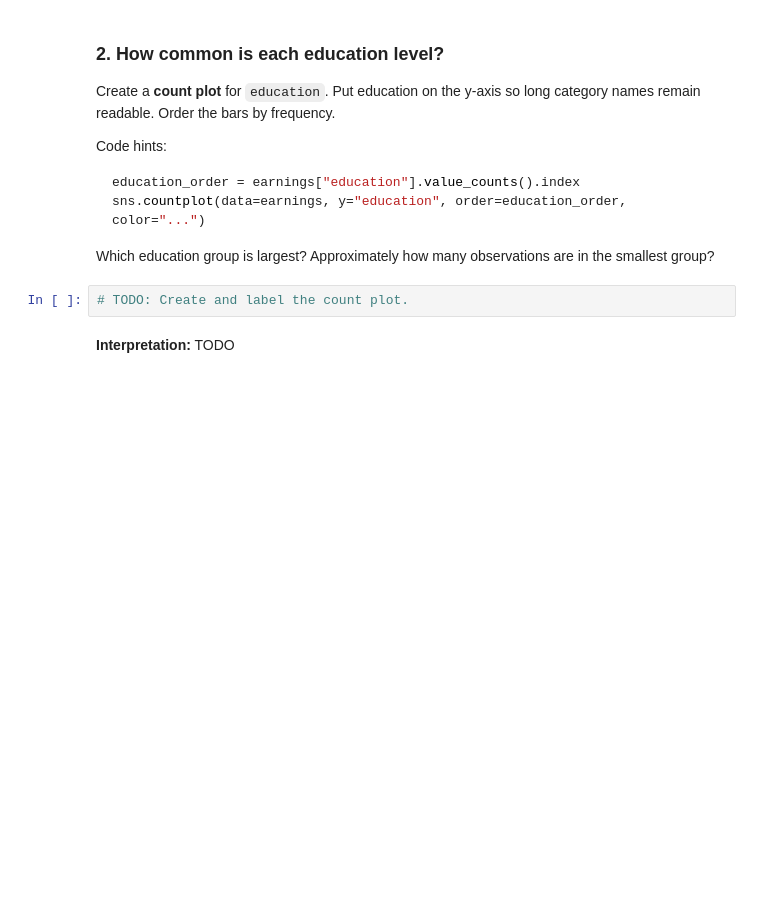
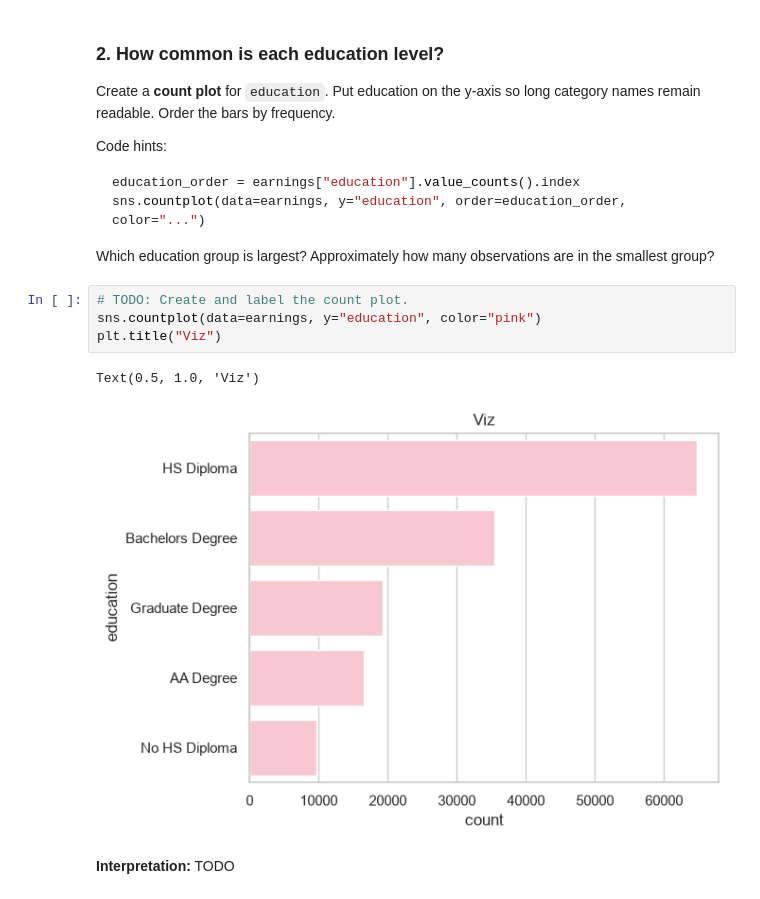
Before and after one commit to l-byrnes/earnings-viz, a Jupyter notebook: earnings-eda.ipynb, the cells around one changed output. Drawn from its saved outputs; the diff is of its cells as text; blank space fills up the shorter version.

```diff
--- a/earnings-eda.ipynb
+++ b/earnings-eda.ipynb
@@ -114,6 +121,11 @@ sns.countplot(data=earnings, y="education", order=education_order, color="...")
 Which education group is largest? Approximately how many observations are in the smallest group?
 # %%
 # TODO: Create and label the count plot.
+sns.countplot(data=earnings, y="education", color="pink")
+plt.title("Viz")
+# %% [output]
+Text(0.5, 1.0, 'Viz')
+[figure, added]
 # %% [markdown]
 **Interpretation:** TODO
 # %% [markdown]
```
Also changed, not shown: parts of 5 cells of this notebook.
